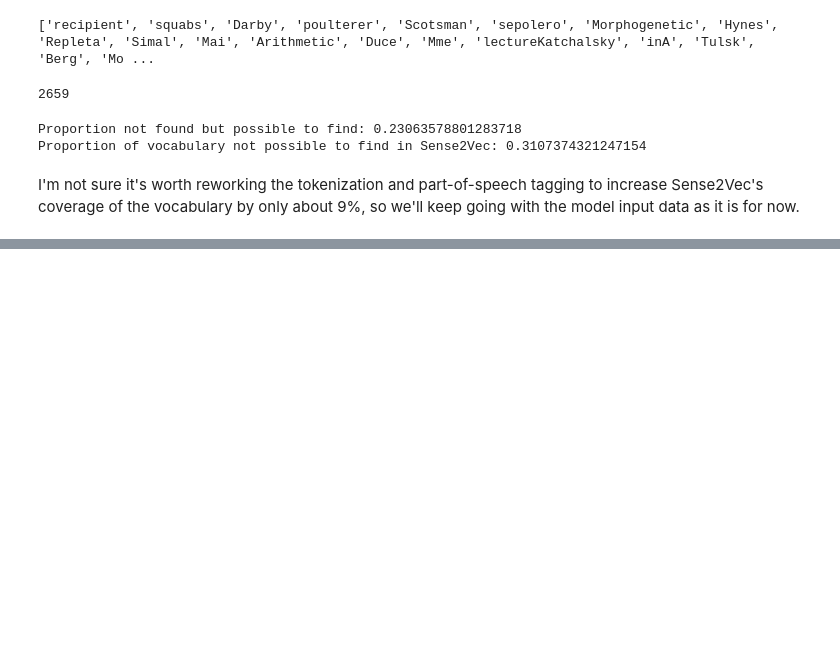
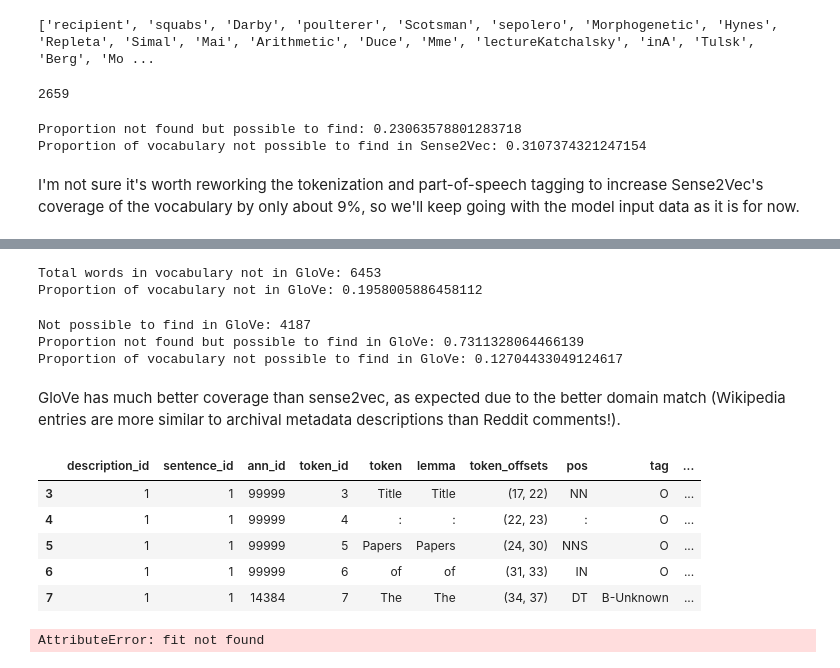
Before and after one commit to thegoose20/gender-bias, a Jupyter notebook: token_classification/BaselineTokenClassifiers.ipynb, the cells around one changed output, grey strips where cells are left out. Cells and saved outputs as stored; diff of their text form; code cells hidden in the pictures; blank space fills up the shorter version.

```diff
--- a/token_classification/BaselineTokenClassifiers.ipynb
+++ b/token_classification/BaselineTokenClassifiers.ipynb
@@ -324,0 +361,39 @@ I'm not sure it's worth reworking the tokenization and part-of-speech tagging to
+# %%
+not_in_glove = []
+in_glove = dict()
+for word in unique_words:
+    lowercased = word.lower()
+    try:
+        vector = glove[lowercased]
+        in_glove[word] = vector
+    except KeyError:
+        not_in_glove += [word]
+
+print("Total words in vocabulary not in GloVe:", len(not_in_glove))
+print("Proportion of vocabulary not in GloVe:",(len(not_in_glove))/len(unique_words))
+# %% [output]
+Total words in vocabulary not in GloVe: 6453
+Proportion of vocabulary not in GloVe: 0.1958005886458112
+# %%
+still_not_found = []
+newly_found = 0
+# partial_glove_match = dict()
+for word in not_in_glove:
+    found = re.findall("[A-Z]{0,1}[a-z]+", word)
+    for f in found:
+        lowercased = f.lower()
+        try:
+            vector = glove[lowercased]
+            in_glove[word] = vector  # partial_glove_match[word] = vector
+            newly_found += 1
+        except KeyError:
+            still_not_found += [word]
+print("Not possible to find in GloVe:", len(still_not_found))
+print("Proportion not found but possible to find in GloVe:", newly_found/(len(not_in_glove)))
+print("Proportion of vocabulary not possible to find in GloVe:",(len(still_not_found))/len(unique_words))
+# %% [output]
+Not possible to find in GloVe: 4187
+Proportion not found but possible to find in GloVe: 0.7311328064466139
+Proportion of vocabulary not possible to find in GloVe: 0.12704433049124617
+# %% [markdown]
+GloVe has much better coverage than sense2vec, as expected due to the better domain match (Wikipedia entries are more similar to archival metadata descriptions than Reddit comments!).
@@ -324,0 +412,9 @@ I'm not sure it's worth reworking the tokenization and part-of-speech tagging to
+# %%
+df_train.head()
+# %% [output]
+|  | description_id | sentence_id | ann_id | token_id | token | lemma | token_offsets | pos | tag | ... |
+| 3 | 1 | 1 | 99999 | 3 | Title | Title | (17, 22) | NN | O | ... |
+| 4 | 1 | 1 | 99999 | 4 | : | : | (22, 23) | : | O | ... |
+| 5 | 1 | 1 | 99999 | 5 | Papers | Papers | (24, 30) | NNS | O | ... |
+| 6 | 1 | 1 | 99999 | 6 | of | of | (31, 33) | IN | O | ... |
+| 7 | 1 | 1 | 14384 | 7 | The | The | (34, 37) | DT | B-Unknown | ... |
@@ -324,0 +463,4 @@ I'm not sure it's worth reworking the tokenization and part-of-speech tagging to
+# %%
+pipe.fit(X_train, y_train_binarized)
+# %% [output]
+AttributeError: fit not found
```
Also changed, not shown: parts of 22 cells of this notebook.
